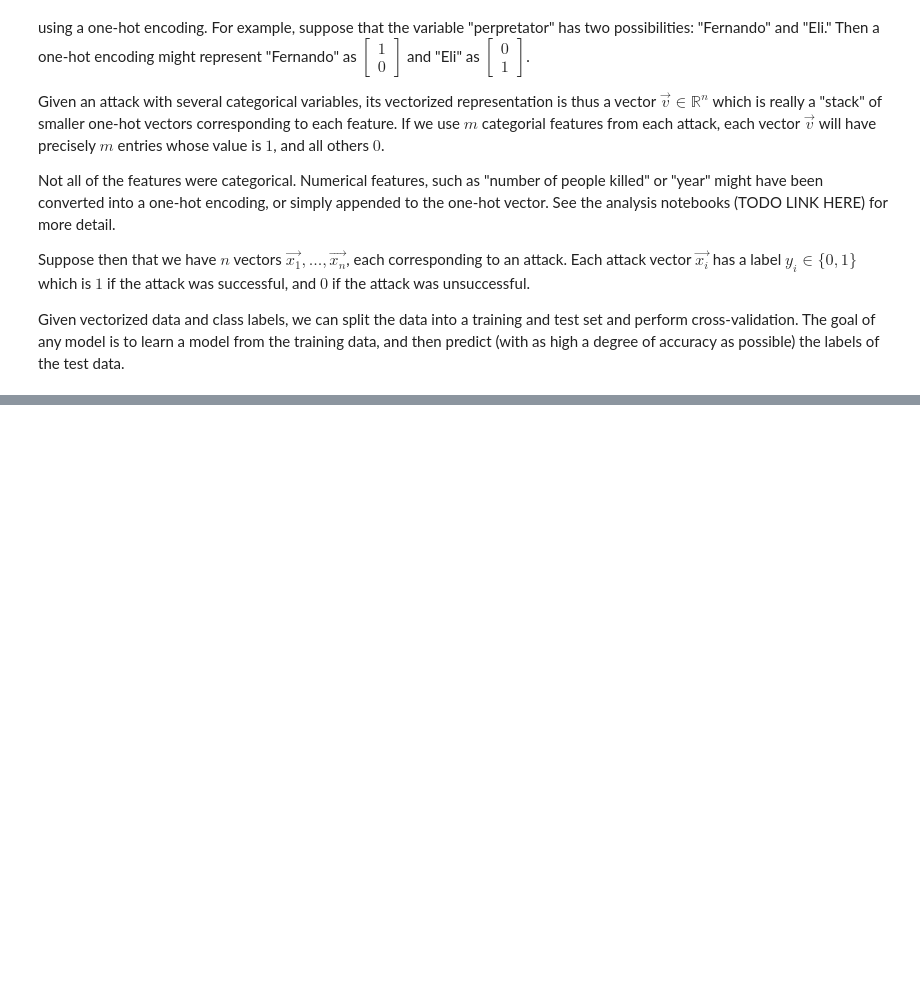
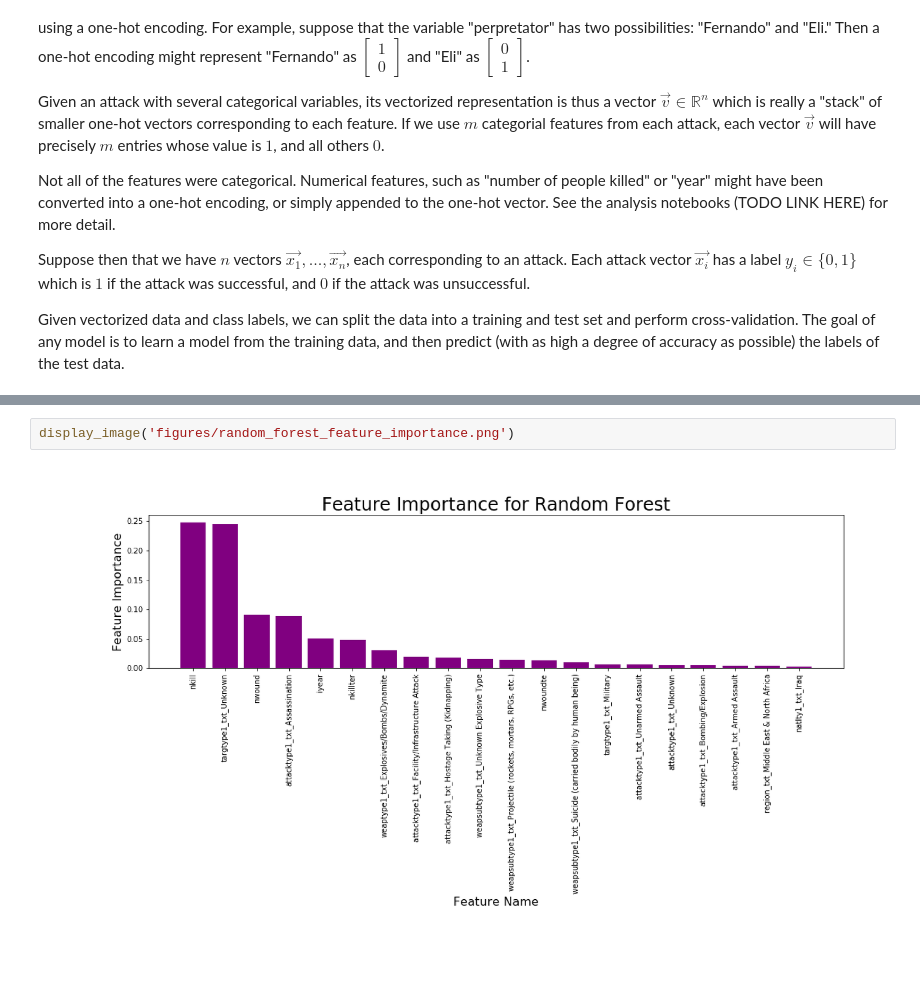
Before and after one commit to jacobakh/ML4CT, a Jupyter notebook: main.ipynb, the cells around one changed output, grey strips where cells are left out. Cells and saved outputs as stored; diff of their text form; blank space fills up the shorter version.

```diff
--- a/main.ipynb
+++ b/main.ipynb
@@ -125,0 +181,4 @@ Given vectorized data and class labels, we can split the data into a training an
+# %%
+display_image('figures/random_forest_feature_importance.png')
+# %% [output]
+[figure, added]
```
Also changed, not shown: parts of 10 cells of this notebook, 1 other file.
